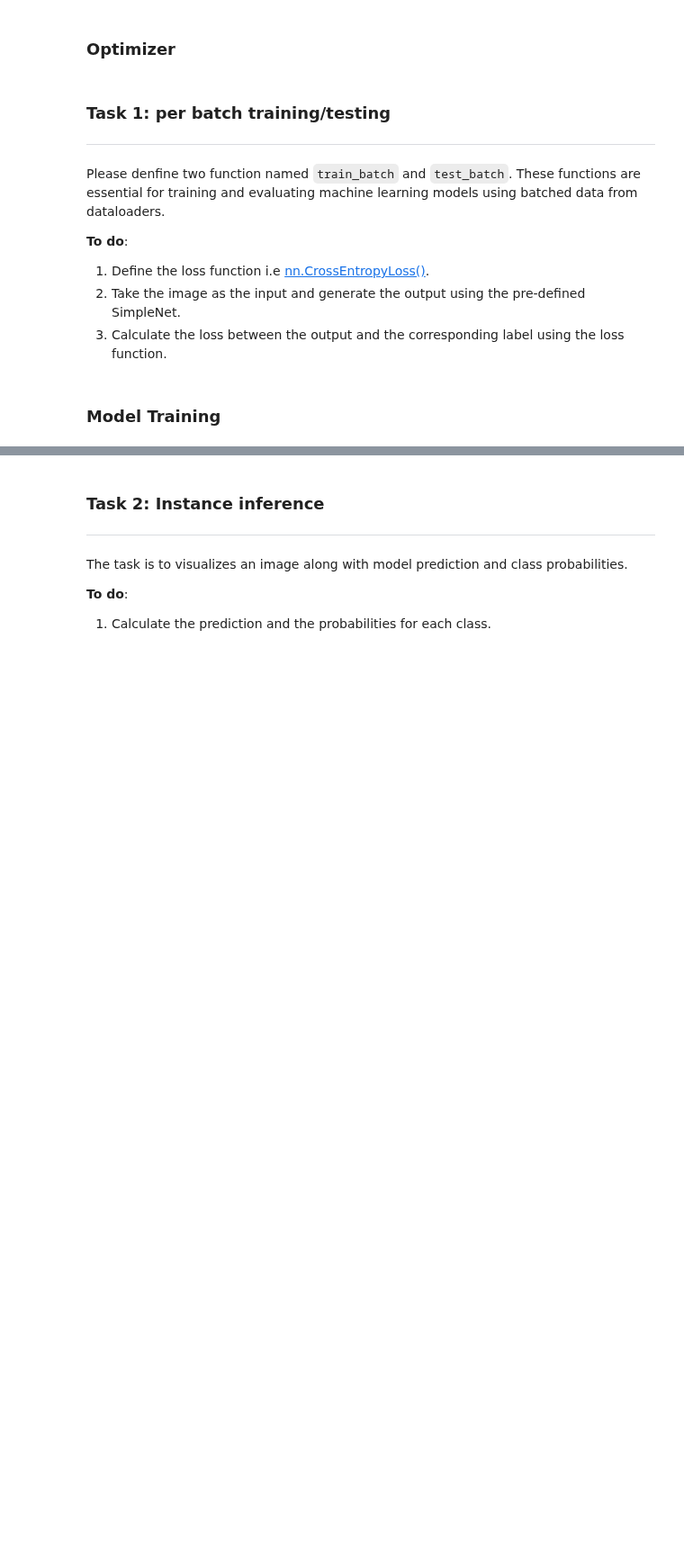
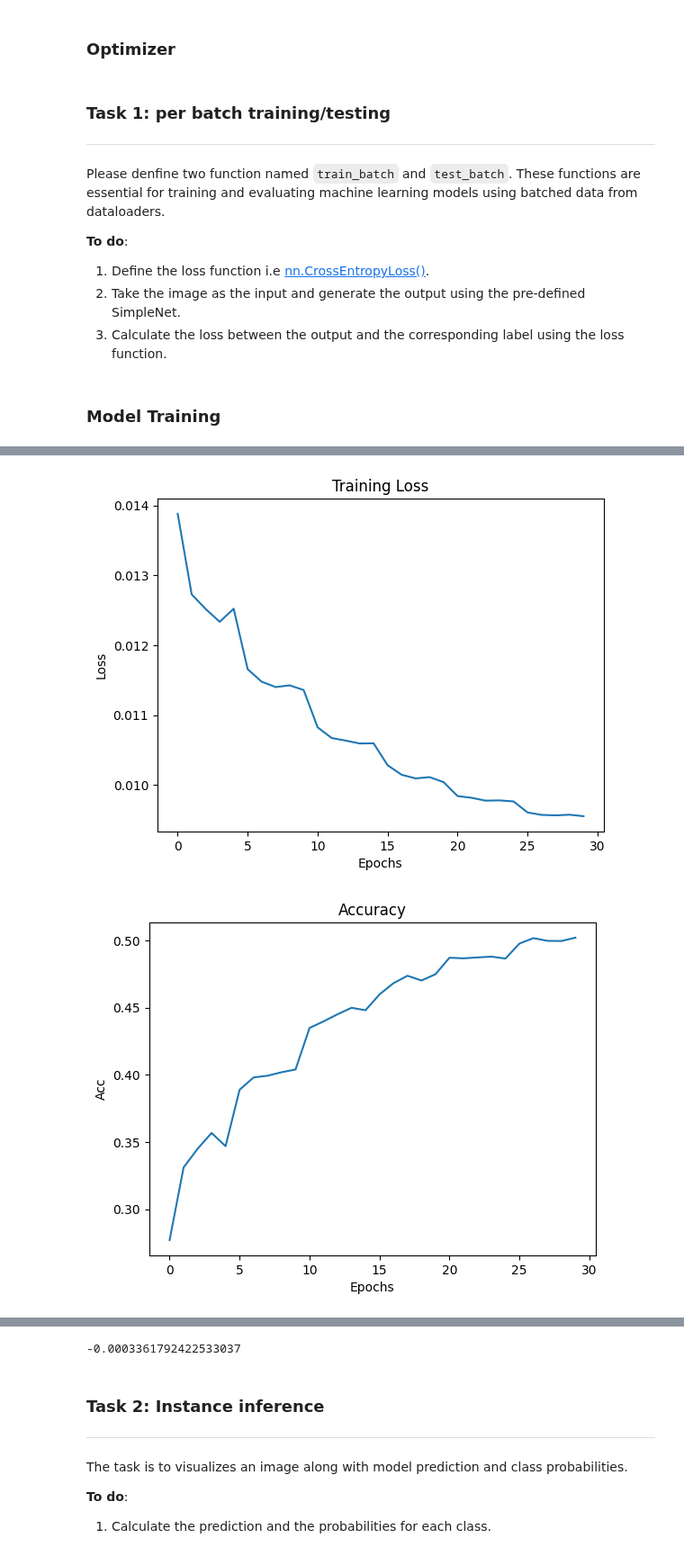
Before and after one commit to SustechSTA303/STA303-Assignment01, a Jupyter notebook: Assignment01.ipynb, the cells around one changed output, grey strips where cells are left out. Shown at 90% size. Drawn from its saved outputs; the diff is of its cells as text; code cells hidden in the pictures; blank space fills up the shorter version.

```diff
--- a/Assignment01.ipynb
+++ b/Assignment01.ipynb
@@ -118 +145,6 @@ criterion =
 ###############################################################
+# %%
+##################### Write your answer here ##################
+# Cross Entropy loss
+criterion = nn.L1Loss()
+###############################################################
@@ -119,4 +265,5 @@ criterion =
 # %%
+# Focal loss
 def train_batch(model, image, target):
     """
     Perform one training batch iteration.
@@ -132,13 +279,12 @@ def train_batch(model, image, target):
     """
 
     ##################### Write your answer here ##################
-    output =
-    loss =
+    output = model(image)
+    loss = focal_loss(output, target)
     ###############################################################
 
     return output, loss
 # %%
-
 def test_batch(model, image, target):
     """
     Perform one testing batch iteration.
@@ -154,8 +300,8 @@ def test_batch(model, image, target):
     """
 
     ##################### Write your answer here ##################
-    output =
-    loss =
+    output = model(image)
+    loss = focal_loss(output, target)
     ###############################################################
 
     return output, loss
@@ -166,6 +312,8 @@ training_loss = []
 training_acc = []
 testing_loss = []
 testing_acc = []
+losses = []
+accs = []
 
 for epoch in range(NUM_EPOCHS):
     model.train()
@@ -209,6 +357,9 @@ for epoch in range(NUM_EPOCHS):
     # change learning rate
     scheduler.step()
 
+    # Append the loss to the list
+    losses.append(epoch_loss)
+    accs.append(epoch_acc)
 
     ##########################
     ### Testing
@@ -256,0 +426,29 @@ for epoch in range(NUM_EPOCHS):
+# %%
+
+plt.plot(losses)
+plt.xlabel('Epochs')
+plt.ylabel('Loss')
+plt.title('Training Loss')
+plt.show()
+
+num_accs = []
+for acc in accs:
+    num_accs.append(acc.item())
+
+plt.plot(num_accs)
+plt.xlabel('Epochs')
+plt.ylabel('Acc')
+plt.title('Accuracy')
+plt.show()
+
+loss_gradients = np.gradient(losses)
+plt.plot(loss_gradients)
+plt.xlabel('Epochs')
+plt.ylabel('grad')
+plt.title('Loss Gradients')
+plt.show()
+convergence_speed = np.mean(loss_gradients[:10])
+convergence_speed
+# %% [output]
+[figure, added]
+[figure, added]
@@ -257,3 +456,4 @@ for epoch in range(NUM_EPOCHS):
+-0.0003361792422533037
 # %% [markdown]
 ### Task 2: Instance inference
 ---
```
Also changed, not shown: parts of 12 cells of this notebook.
